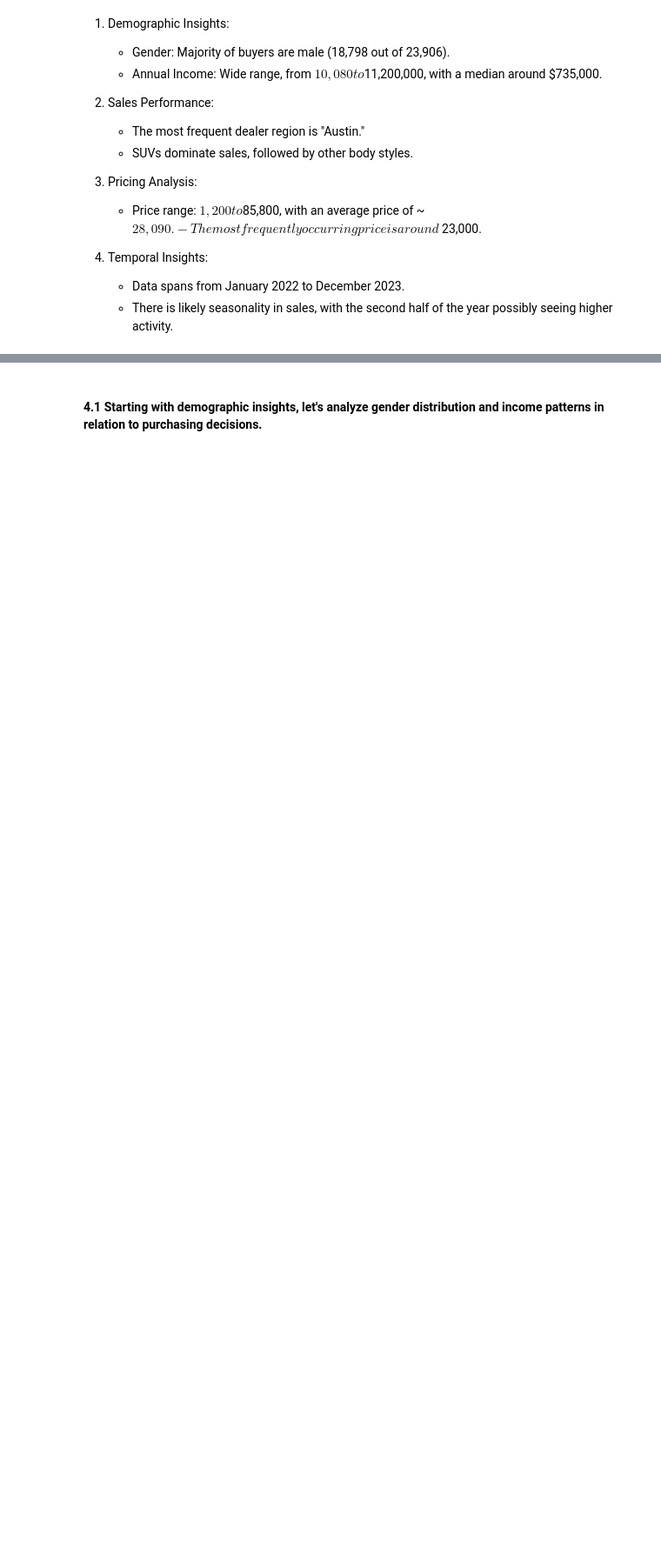
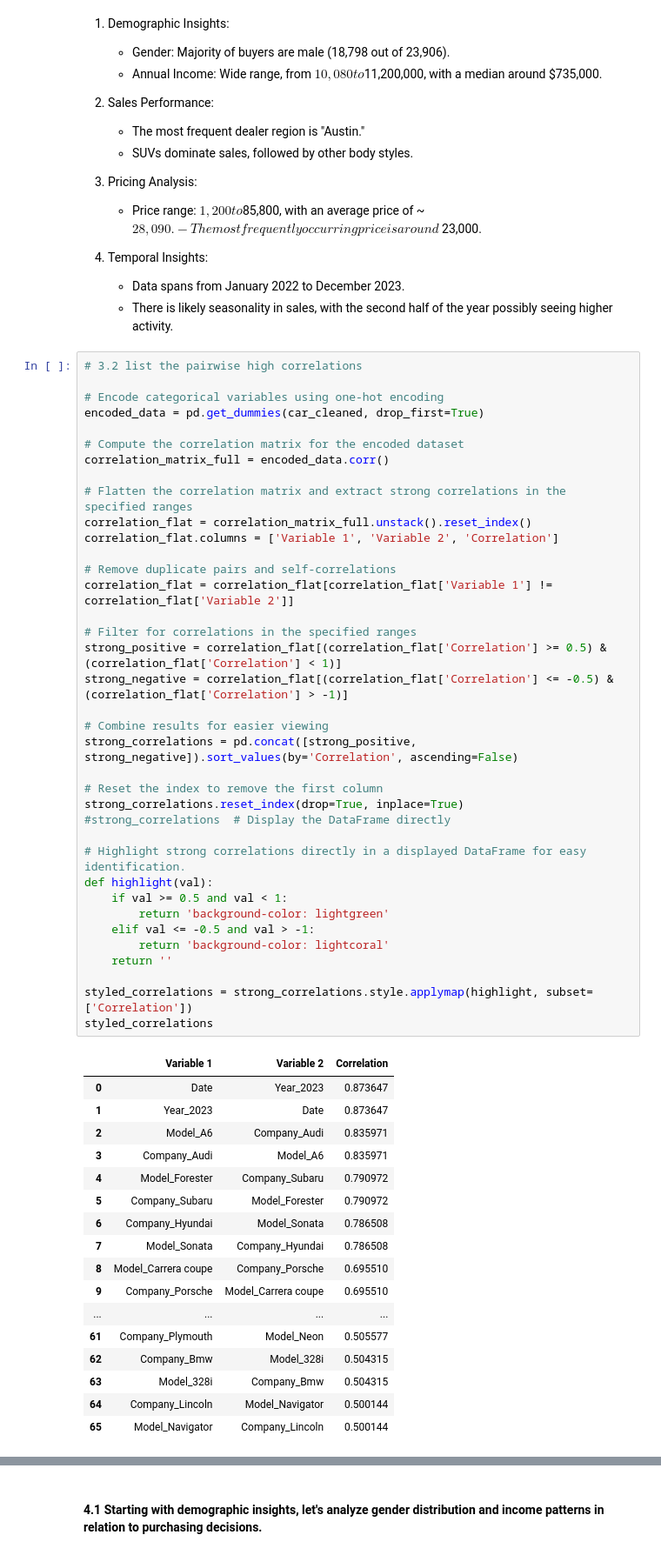
Before and after one commit to sijiao-liu/customer-car-prediction, a Jupyter notebook: code/project_sjl.ipynb, the cells around one changed output, grey strips where cells are left out. Shown at 87% size. Drawn from its saved outputs; the diff is of its cells as text; blank space fills up the shorter version.

```diff
--- a/code/project_sjl.ipynb
+++ b/code/project_sjl.ipynb
@@ -236,3 +238,58 @@ Name: count, dtype: int64
 4. Temporal Insights:
     - Data spans from January 2022 to December 2023.
     - There is likely seasonality in sales, with the second half of the year possibly seeing higher activity.
+# %%
+# 3.2 list the pairwise high correlations
+
+# Encode categorical variables using one-hot encoding
+encoded_data = pd.get_dummies(car_cleaned, drop_first=True)
+
+# Compute the correlation matrix for the encoded dataset
+correlation_matrix_full = encoded_data.corr()
+
+# Flatten the correlation matrix and extract strong correlations in the specified ranges
+correlation_flat = correlation_matrix_full.unstack().reset_index()
+correlation_flat.columns = ['Variable 1', 'Variable 2', 'Correlation']
+
+# Remove duplicate pairs and self-correlations
+correlation_flat = correlation_flat[correlation_flat['Variable 1'] != correlation_flat['Variable 2']]
+
+# Filter for correlations in the specified ranges
+strong_positive = correlation_flat[(correlation_flat['Correlation'] >= 0.5) & (correlation_flat['Correlation'] < 1)]
+strong_negative = correlation_flat[(correlation_flat['Correlation'] <= -0.5) & (correlation_flat['Correlation'] > -1)]
+
+# Combine results for easier viewing
+strong_correlations = pd.concat([strong_positive, strong_negative]).sort_values(by='Correlation', ascending=False)
+
+# Reset the index to remove the first column
+strong_correlations.reset_index(drop=True, inplace=True)
+#strong_correlations  # Display the DataFrame directly
+
+# Highlight strong correlations directly in a displayed DataFrame for easy identification.
+def highlight(val):
+    if val >= 0.5 and val < 1:
+        return 'background-color: lightgreen'
+    elif val <= -0.5 and val > -1:
+        return 'background-color: lightcoral'
+    return ''
+
+styled_correlations = strong_correlations.style.applymap(highlight, subset=['Correlation'])
+styled_correlations
+# %% [output]
+|  | Variable 1 | Variable 2 | Correlation |
+| 0 | Date | Year_2023 | 0.873647 |
+| 1 | Year_2023 | Date | 0.873647 |
+| 2 | Model_A6 | Company_Audi | 0.835971 |
+| 3 | Company_Audi | Model_A6 | 0.835971 |
+| 4 | Model_Forester | Company_Subaru | 0.790972 |
+| 5 | Company_Subaru | Model_Forester | 0.790972 |
+| 6 | Company_Hyundai | Model_Sonata | 0.786508 |
+| 7 | Model_Sonata | Company_Hyundai | 0.786508 |
+| 8 | Model_Carrera coupe | Company_Porsche | 0.695510 |
+| 9 | Company_Porsche | Model_Carrera coupe | 0.695510 |
+| ... | ... | ... | ... |
+| 61 | Company_Plymouth | Model_Neon | 0.505577 |
+| 62 | Company_Bmw | Model_328i | 0.504315 |
+| 63 | Model_328i | Company_Bmw | 0.504315 |
+| 64 | Company_Lincoln | Model_Navigator | 0.500144 |
+| 65 | Model_Navigator | Company_Lincoln | 0.500144 |
```
Also changed, not shown: parts of 19 cells of this notebook.
